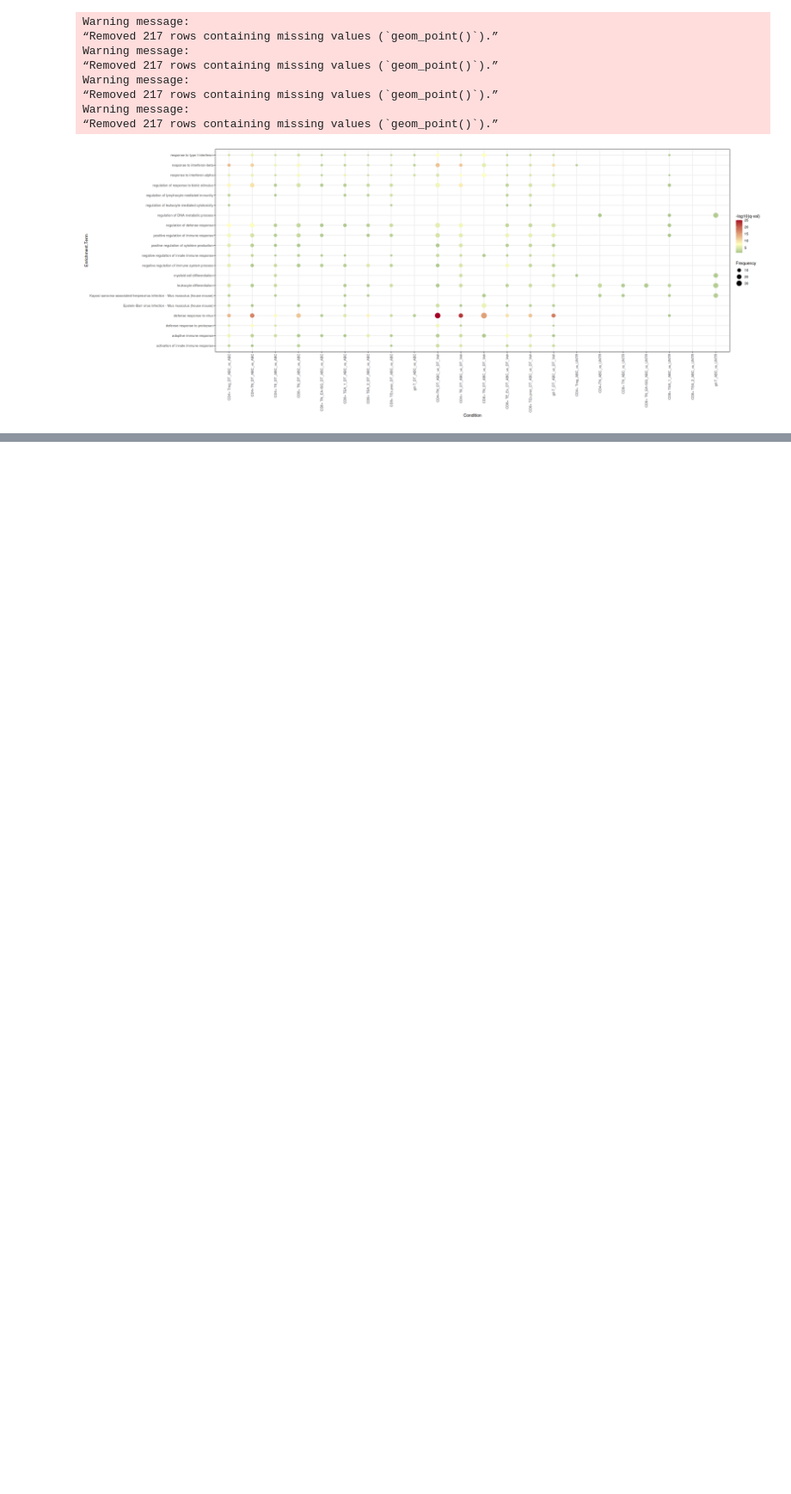
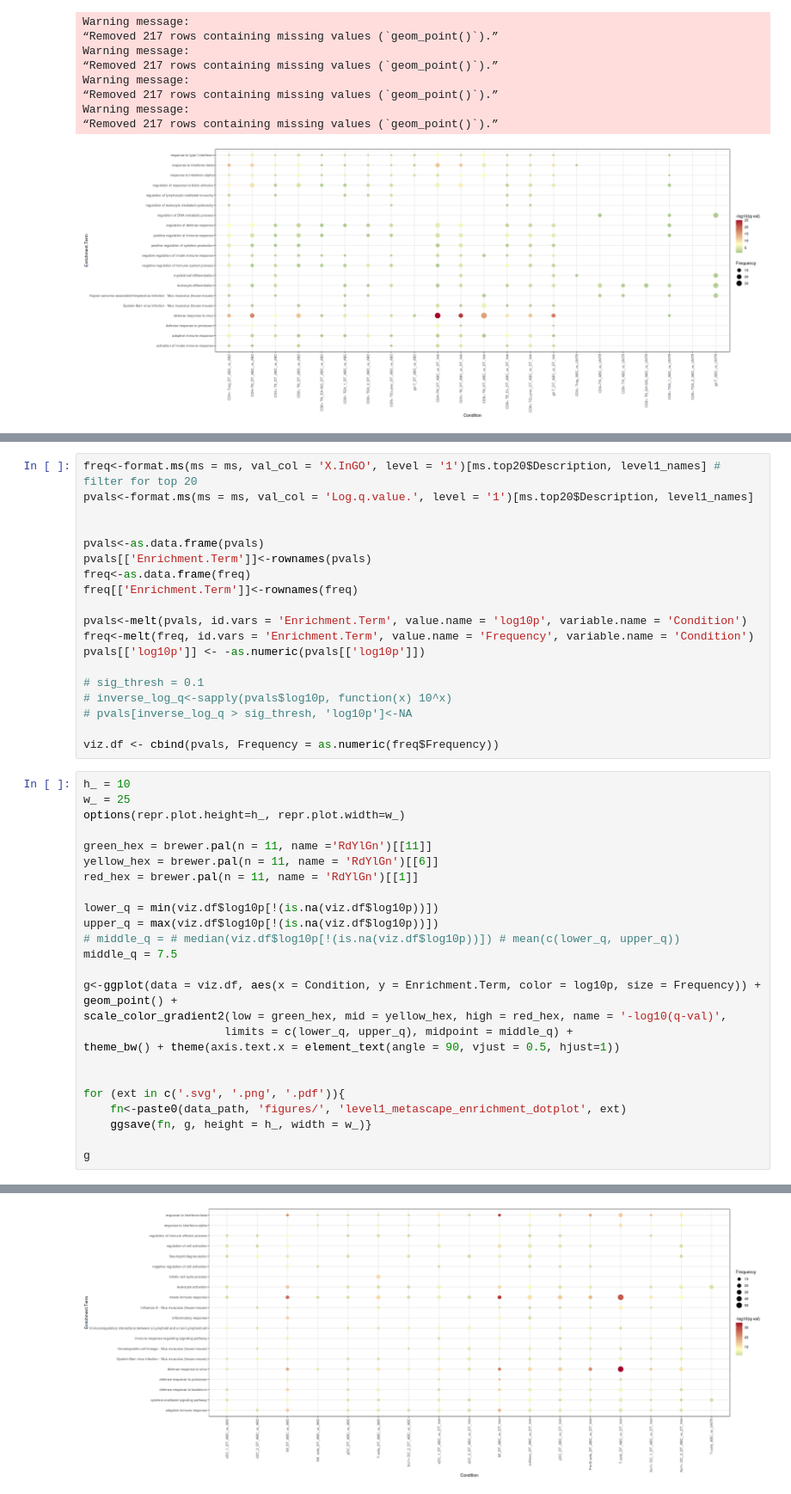
Before and after one commit to hmbaghdassarian/norcross_abc, a Jupyter notebook: notebooks/04_Transcriptional_Analysis.ipynb, the cells around one changed output, grey strips where cells are left out. Shown at 86% size. Cells and saved outputs as stored; diff of their text form; blank space fills up the shorter version.

```diff
--- a/notebooks/04_Transcriptional_Analysis.ipynb
+++ b/notebooks/04_Transcriptional_Analysis.ipynb
@@ -494,0 +587,46 @@ Warning message:
+# %%
+freq<-format.ms(ms = ms, val_col = 'X.InGO', level = '1')[ms.top20$Description, level1_names] # filter for top 20
+pvals<-format.ms(ms = ms, val_col = 'Log.q.value.', level = '1')[ms.top20$Description, level1_names]
+
+
+pvals<-as.data.frame(pvals)
+pvals[['Enrichment.Term']]<-rownames(pvals)
+freq<-as.data.frame(freq)
+freq[['Enrichment.Term']]<-rownames(freq)
+
+pvals<-melt(pvals, id.vars = 'Enrichment.Term', value.name = 'log10p', variable.name = 'Condition')
+freq<-melt(freq, id.vars = 'Enrichment.Term', value.name = 'Frequency', variable.name = 'Condition')
+pvals[['log10p']] <- -as.numeric(pvals[['log10p']])
+
+# sig_thresh = 0.1
+# inverse_log_q<-sapply(pvals$log10p, function(x) 10^x)
+# pvals[inverse_log_q > sig_thresh, 'log10p']<-NA
+
+viz.df <- cbind(pvals, Frequency = as.numeric(freq$Frequency))
+# %%
+h_ = 10
+w_ = 25
+options(repr.plot.height=h_, repr.plot.width=w_)
+
+green_hex = brewer.pal(n = 11, name ='RdYlGn')[[11]]
+yellow_hex = brewer.pal(n = 11, name = 'RdYlGn')[[6]]
+red_hex = brewer.pal(n = 11, name = 'RdYlGn')[[1]]
+
+lower_q = min(viz.df$log10p[!(is.na(viz.df$log10p))])
+upper_q = max(viz.df$log10p[!(is.na(viz.df$log10p))])
+# middle_q = # median(viz.df$log10p[!(is.na(viz.df$log10p))]) # mean(c(lower_q, upper_q))
+middle_q = 7.5
+
+g<-ggplot(data = viz.df, aes(x = Condition, y = Enrichment.Term, color = log10p, size = Frequency)) +
+geom_point() +
+scale_color_gradient2(low = green_hex, mid = yellow_hex, high = red_hex, name = '-log10(q-val)',
+                     limits = c(lower_q, upper_q), midpoint = middle_q) +
+theme_bw() + theme(axis.text.x = element_text(angle = 90, vjust = 0.5, hjust=1))
+
+
+for (ext in c('.svg', '.png', '.pdf')){
+    fn<-paste0(data_path, 'figures/', 'level1_metascape_enrichment_dotplot', ext)
+    ggsave(fn, g, height = h_, width = w_)}
+
+g
+# %% [output]
@@ -494,0 +641 @@ Warning message:
+[figure, added]
```
Also changed, not shown: parts of 23 cells of this notebook, 12 other files.
